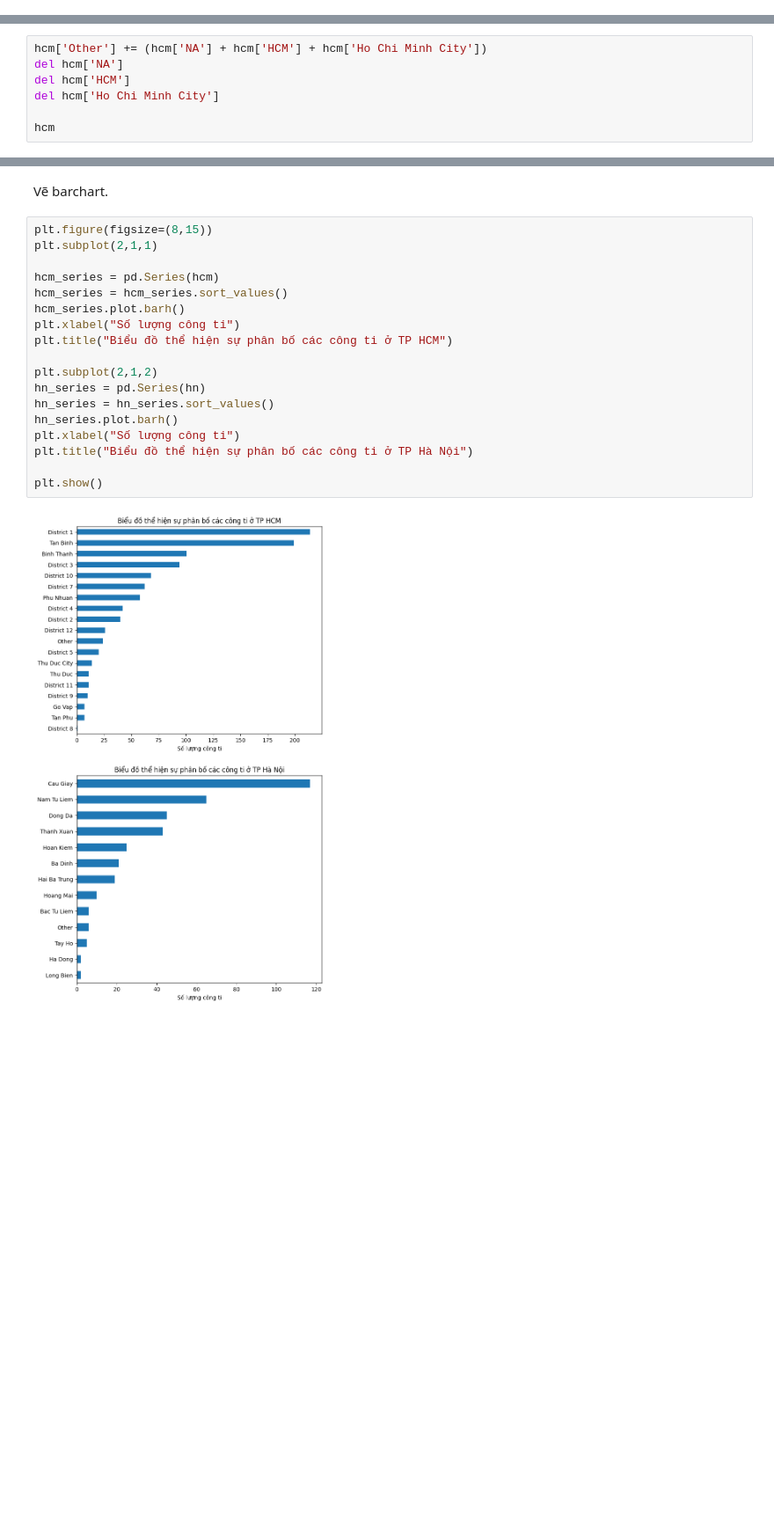
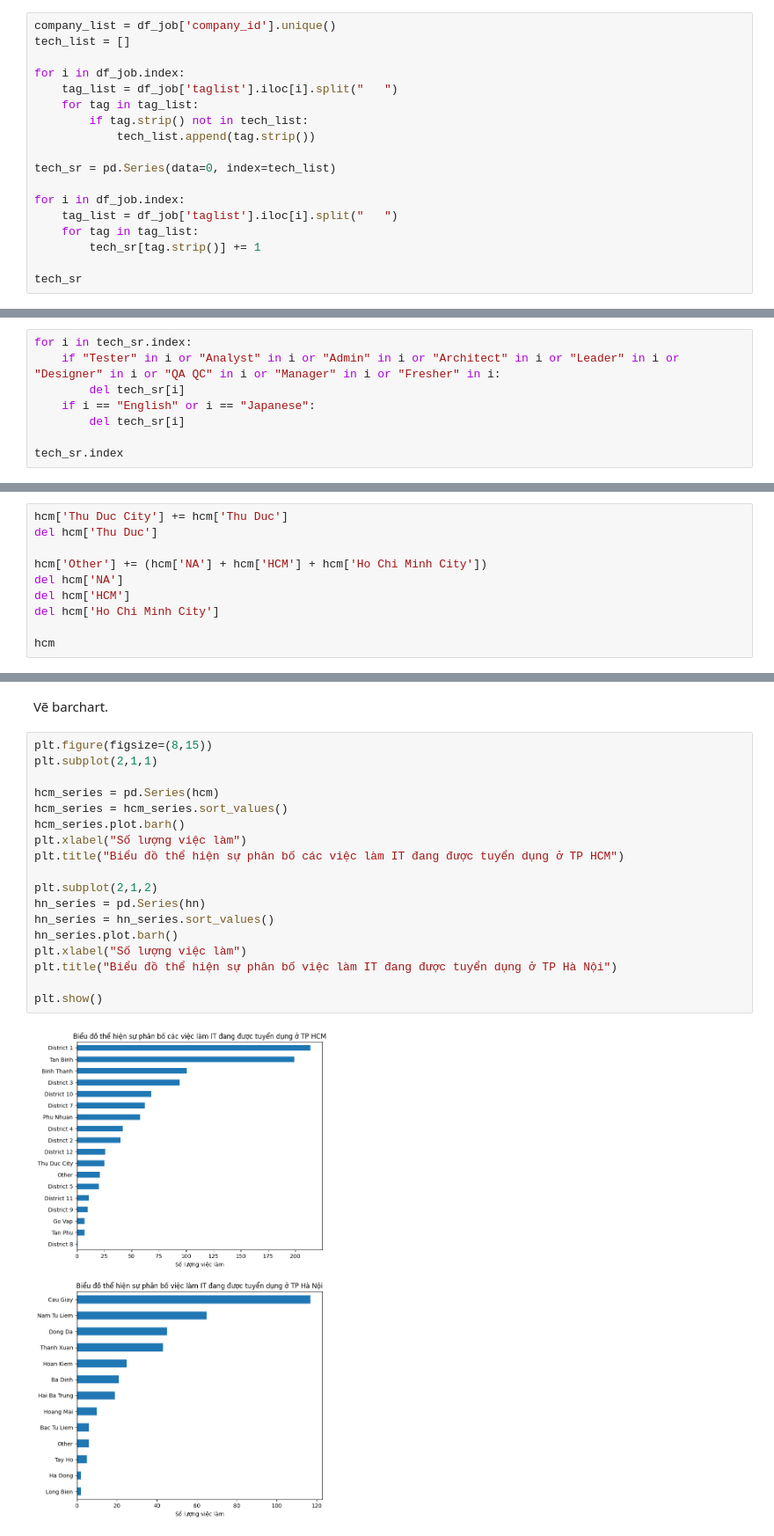
Before and after one commit to hxt-us/DA_LTKHDL_TH, a Jupyter notebook: file notebook/visualizing.ipynb, the cells around one changed output, grey strips where cells are left out. Shown at 88% size. Drawn from its saved outputs; the diff is of its cells as text; blank space fills up the shorter version.

```diff
--- a/file notebook/visualizing.ipynb
+++ b/file notebook/visualizing.ipynb
@@ -82,0 +77,18 @@ df_job['company_id'].nunique()
+# %%
+company_list = df_job['company_id'].unique()
+tech_list = []
+
+for i in df_job.index:
+    tag_list = df_job['taglist'].iloc[i].split("   ")
+    for tag in tag_list:
+        if tag.strip() not in tech_list:
+            tech_list.append(tag.strip())
+
+tech_sr = pd.Series(data=0, index=tech_list)
+
+for i in df_job.index:
+    tag_list = df_job['taglist'].iloc[i].split("   ")
+    for tag in tag_list:
+        tech_sr[tag.strip()] += 1
+
+tech_sr
@@ -82,0 +130,8 @@ df_job['company_id'].nunique()
+# %%
+for i in tech_sr.index:
+    if "Tester" in i or "Analyst" in i or "Admin" in i or "Architect" in i or "Leader" in i or "Designer" in i or "QA QC" in i or "Manager" in i or "Fresher" in i:
+        del tech_sr[i]
+    if i == "English" or i == "Japanese":
+        del tech_sr[i]
+
+tech_sr.index
@@ -122,6 +207,9 @@ Nhận xét: Có các dữ liệu chưa "hợp lí" (có vẻ như các công ti
 
 *Giải pháp*: Gom vào Other
 # %%
+hcm['Thu Duc City'] += hcm['Thu Duc']
+del hcm['Thu Duc']
+
 hcm['Other'] += (hcm['NA'] + hcm['HCM'] + hcm['Ho Chi Minh City'])
 del hcm['NA']
 del hcm['HCM']
@@ -181,23 +268,23 @@ Vẽ barchart.
 # %%
 plt.figure(figsize=(8,15))
 plt.subplot(2,1,1)
 
 hcm_series = pd.Series(hcm)
 hcm_series = hcm_series.sort_values()
 hcm_series.plot.barh()
-plt.xlabel("Số lượng công ti")
-plt.title("Biểu đồ thể hiện sự phân bố các công ti ở TP HCM")
+plt.xlabel("Số lượng việc làm")
+plt.title("Biểu đồ thể hiện sự phân bố các việc làm IT đang được tuyển dụng ở TP HCM")
 
 plt.subplot(2,1,2)
 hn_series = pd.Series(hn)
 hn_series = hn_series.sort_values()
 hn_series.plot.barh()
-plt.xlabel("Số lượng công ti")
-plt.title("Biểu đồ thể hiện sự phân bố các công ti ở TP Hà Nội")
+plt.xlabel("Số lượng việc làm")
+plt.title("Biểu đồ thể hiện sự phân bố việc làm IT đang được tuyển dụng ở TP Hà Nội")
 
 plt.show()
 # %% [output]
-[figure, old version]
+[figure, new version]
 # %% [markdown]
 **Câu hỏi**: Các quận/huyện nào ở TP HCM và Hà Nội có nhiều công ti tuyển dụng việc làm IT nhất?
 
```
Also changed, not shown: parts of 17 cells of this notebook.
